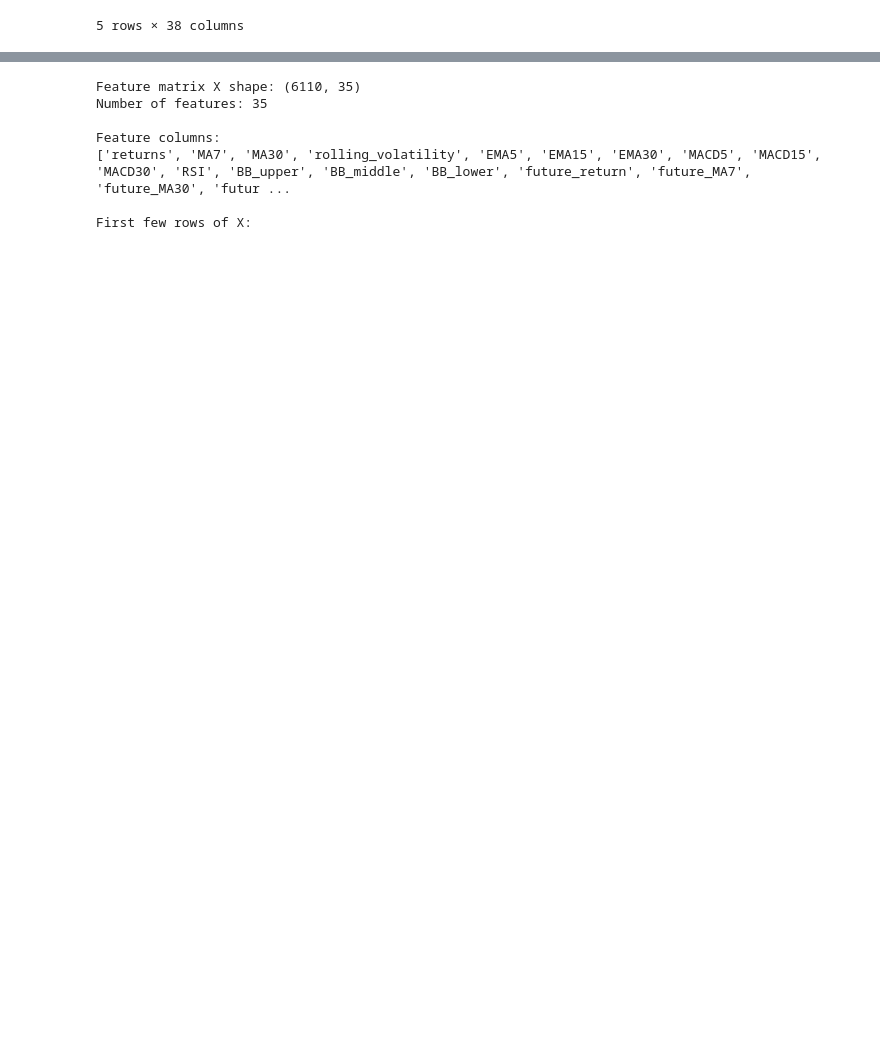
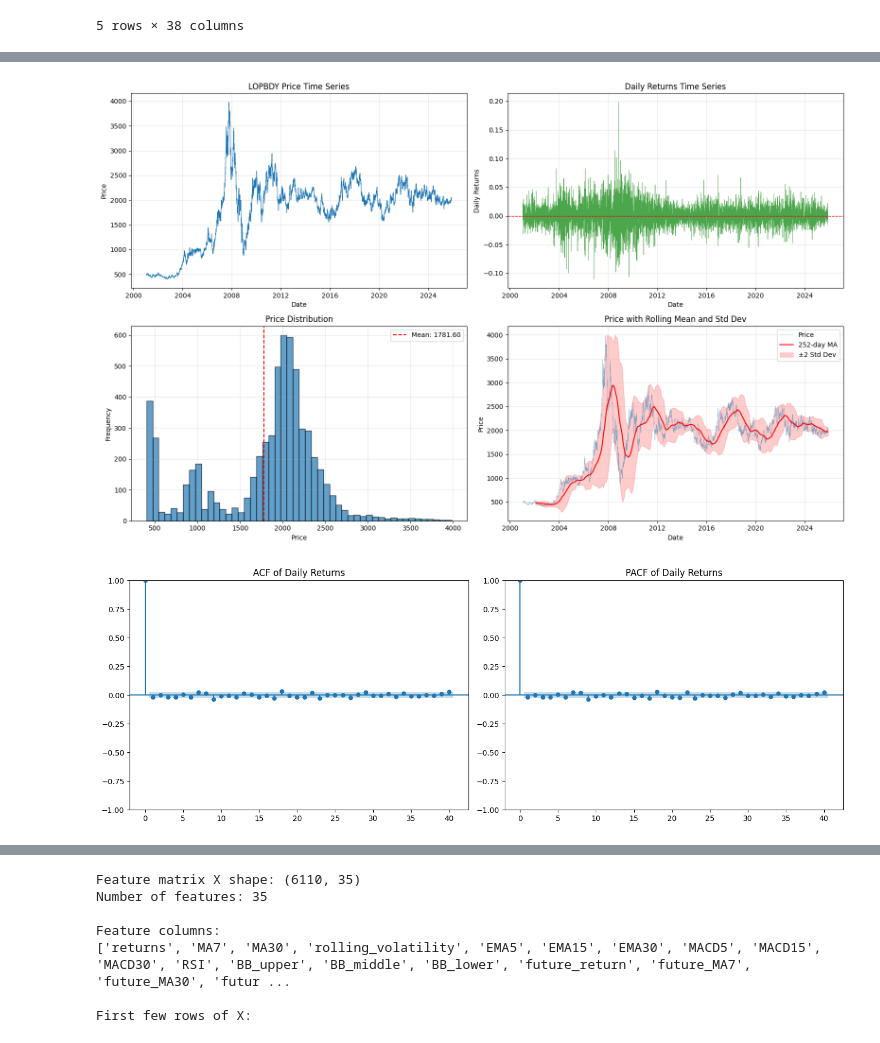
Before and after one commit to cg4761-cmyk/Project_Macro_Impact_On_Lead, a Jupyter notebook: eda/EDA.ipynb, the cells around one changed output, grey strips where cells are left out. Cells and saved outputs as stored; diff of their text form; code cells hidden in the pictures; blank space fills up the shorter version.

```diff
--- a/eda/EDA.ipynb
+++ b/eda/EDA.ipynb
@@ -56,0 +202,72 @@ First few rows:
+# %%
+# Price Time Series Analysis
+print("="*60)
+print("PRICE TIME SERIES ANALYSIS")
+print("="*60)
+
+if 'LOPBDY LME Comdty' in train_df.columns:
+    price_col = 'LOPBDY LME Comdty'
+
+    print(f"\n1. Price Statistics:")
+    print(train_df[price_col].describe())
+
+    # Visualize price time series
+    fig, axes = plt.subplots(2, 2, figsize=(16, 10))
+
+    # Price time series
+    axes[0, 0].plot(train_df.index, train_df[price_col], linewidth=0.8)
+    axes[0, 0].set_xlabel('Date')
+    axes[0, 0].set_ylabel('Price')
+    axes[0, 0].set_title('LOPBDY Price Time Series')
+    axes[0, 0].grid(True, alpha=0.3)
+
+    # Returns time series
+    if 'returns' in train_df.columns:
+        axes[0, 1].plot(train_df.index, train_df['returns'], linewidth=0.5, alpha=0.7, color='green')
+        axes[0, 1].axhline(0, color='red', linestyle='--', linewidth=1)
+        axes[0, 1].set_xlabel('Date')
+        axes[0, 1].set_ylabel('Daily Returns')
+        axes[0, 1].set_title('Daily Returns Time Series')
+        axes[0, 1].grid(True, alpha=0.3)
+
+    # Price distribution
+    axes[1, 0].hist(train_df[price_col].dropna(), bins=50, edgecolor='black', alpha=0.7)
+    axes[1, 0].axvline(train_df[price_col].mean(), color='red', linestyle='--',
+                       label=f'Mean: {train_df[price_col].mean():.2f}')
+    axes[1, 0].set_xlabel('Price')
+    axes[1, 0].set_ylabel('Frequency')
+    axes[1, 0].set_title('Price Distribution')
+    axes[1, 0].legend()
+    axes[1, 0].grid(True, alpha=0.3)
+
+    # Rolling statistics
+    rolling_mean = train_df[price_col].rolling(window=252).mean()  # 1 year
+    rolling_std = train_df[price_col].rolling(window=252).std()
+    axes[1, 1].plot(train_df.index, train_df[price_col], linewidth=0.5, alpha=0.5, label='Price')
+    axes[1, 1].plot(train_df.index, rolling_mean, linewidth=1.5, label='252-day MA', color='red')
+    axes[1, 1].fill_between(train_df.index,
+                           rolling_mean - 2*rolling_std,
+                           rolling_mean + 2*rolling_std,
+                           alpha=0.2, color='red', label='±2 Std Dev')
+    axes[1, 1].set_xlabel('Date')
+    axes[1, 1].set_ylabel('Price')
+    axes[1, 1].set_title('Price with Rolling Mean and Std Dev')
+    axes[1, 1].legend()
+    axes[1, 1].grid(True, alpha=0.3)
+
+    plt.tight_layout()
+    plt.show()
+
+    # Autocorrelation analysis
+    from statsmodels.tsa.stattools import acf, pacf
+    from statsmodels.graphics.tsaplots import plot_acf, plot_pacf
+
+    if 'returns' in train_df.columns:
+        returns_clean = train_df['returns'].dropna()
+        if len(returns_clean) > 40:
+            fig, axes = plt.subplots(1, 2, figsize=(14, 5))
+            plot_acf(returns_clean, lags=40, ax=axes[0], title='ACF of Daily Returns')
+            plot_pacf(returns_clean, lags=40, ax=axes[1], title='PACF of Daily Returns')
+            plt.tight_layout()
+            plt.show()
+# %% [output]
@@ -56,0 +288,2 @@ First few rows:
+[figure, added]
+[figure, added]
```
Also changed, not shown: parts of 11 cells of this notebook, 8 other files.
